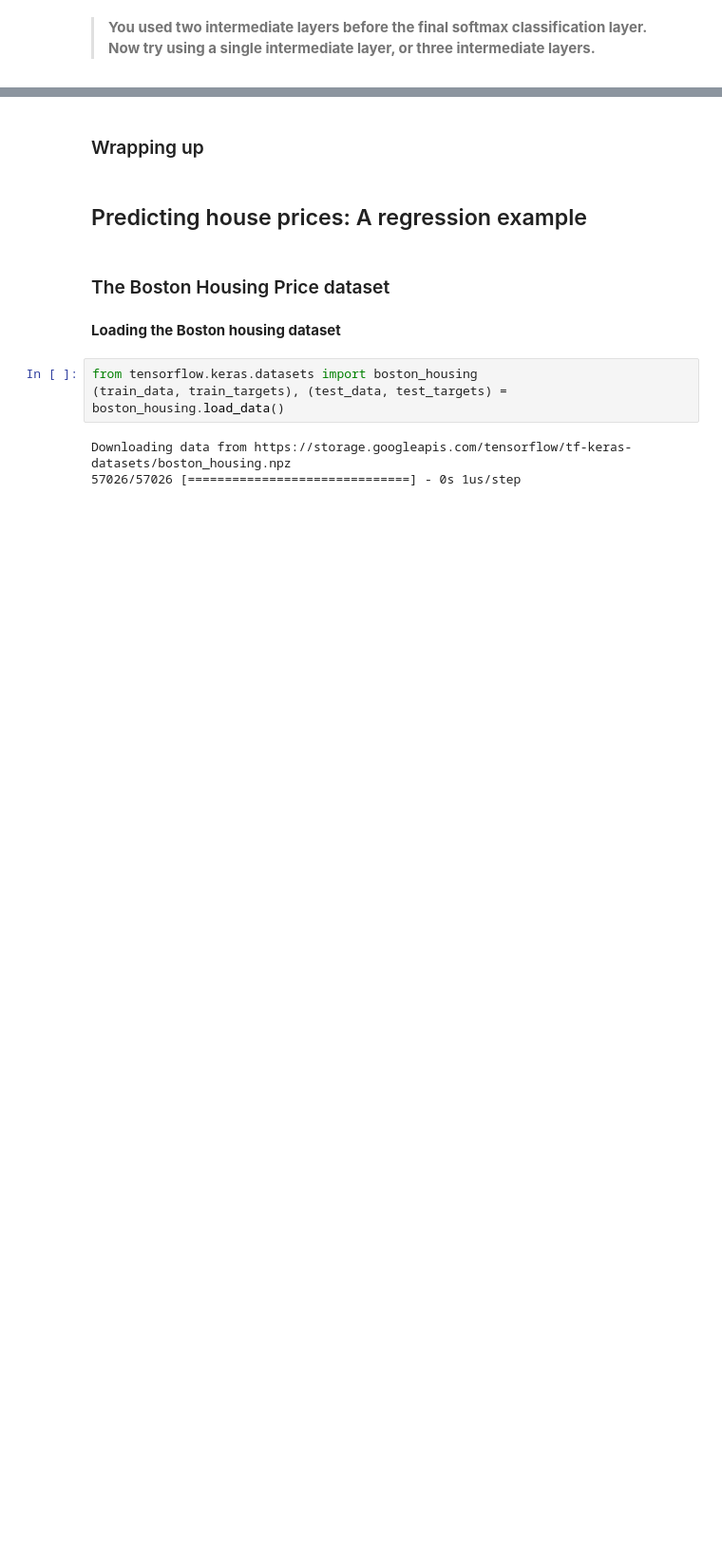
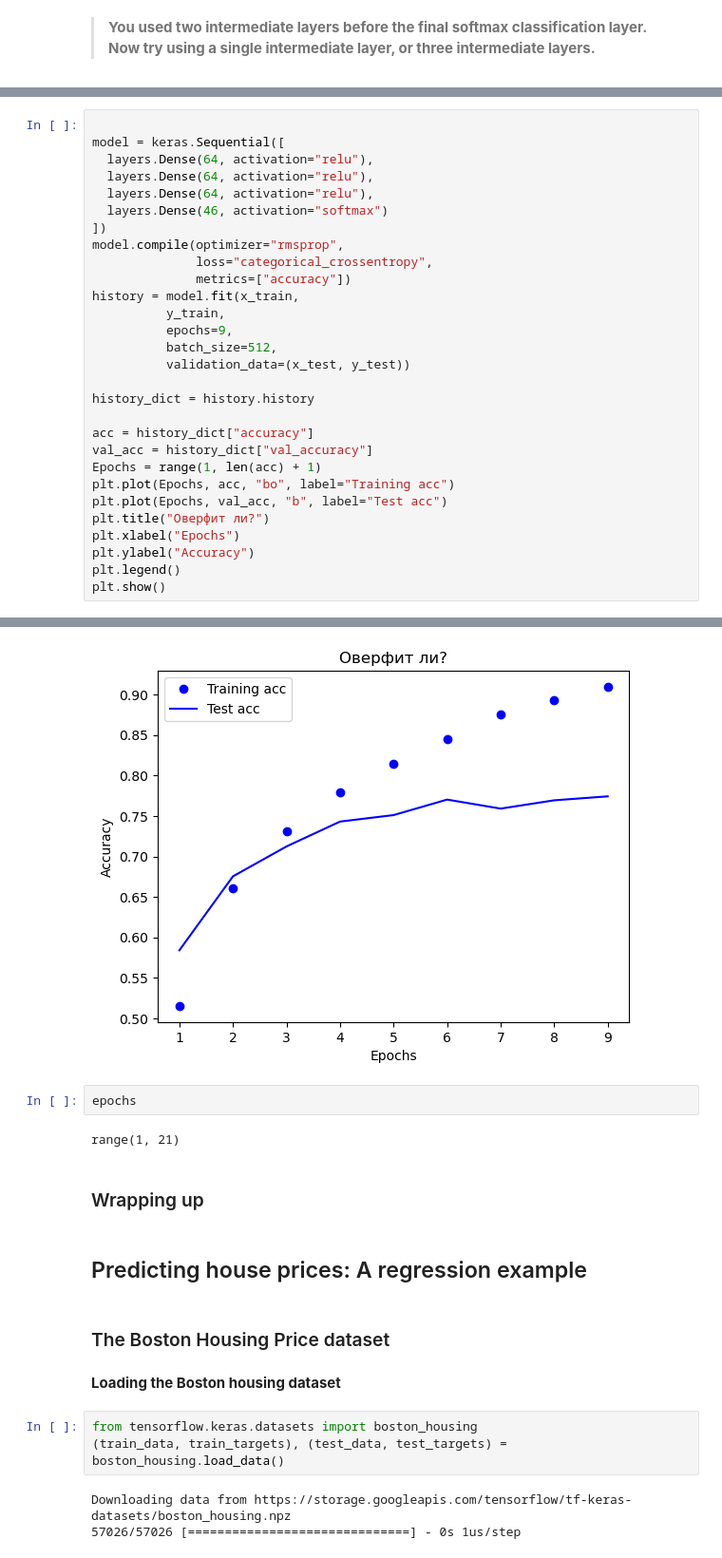
Before and after one commit to GenBravo/Deep-Learning-w-Python-Exercises, a Jupyter notebook: chapter04_getting-started-with-neural-networks.ipynb, the cells around one changed output, grey strips where cells are left out. Shown: that part at 95% size. Drawn from its saved outputs; the diff is of its cells as text; blank space fills up the shorter version.

```diff
--- a/chapter04_getting-started-with-neural-networks.ipynb
+++ b/chapter04_getting-started-with-neural-networks.ipynb
@@ -798,3 +798,33 @@ Epoch 8/9
 Epoch 9/9
 18/18 [==============================] - 0s 15ms/step - loss: 0.3847 - accuracy: 0.9147
 71/71 [==============================] - 0s 2ms/step - loss: 1.0060 - accuracy: 0.7850
+# %%
+
+model = keras.Sequential([
+  layers.Dense(64, activation="relu"),
+  layers.Dense(64, activation="relu"),
+  layers.Dense(64, activation="relu"),
+  layers.Dense(46, activation="softmax")
+])
+model.compile(optimizer="rmsprop",
+              loss="categorical_crossentropy",
+              metrics=["accuracy"])
+history = model.fit(x_train,
+          y_train,
+          epochs=9,
+          batch_size=512,
+          validation_data=(x_test, y_test))
+
+history_dict = history.history
+
+acc = history_dict["accuracy"]
+val_acc = history_dict["val_accuracy"]
+Epochs = range(1, len(acc) + 1)
+plt.plot(Epochs, acc, "bo", label="Training acc")
+plt.plot(Epochs, val_acc, "b", label="Test acc")
+plt.title("Оверфит ли?")
+plt.xlabel("Epochs")
+plt.ylabel("Accuracy")
+plt.legend()
+plt.show()
+# %% [output]
@@ -801,3 +849,8 @@ Epoch 9/9
+[figure, added]
+# %%
+epochs
+# %% [output]
+range(1, 21)
 # %% [markdown]
 ### Wrapping up
 # %% [markdown]
```
Also changed, not shown: parts of 7 cells of this notebook.
